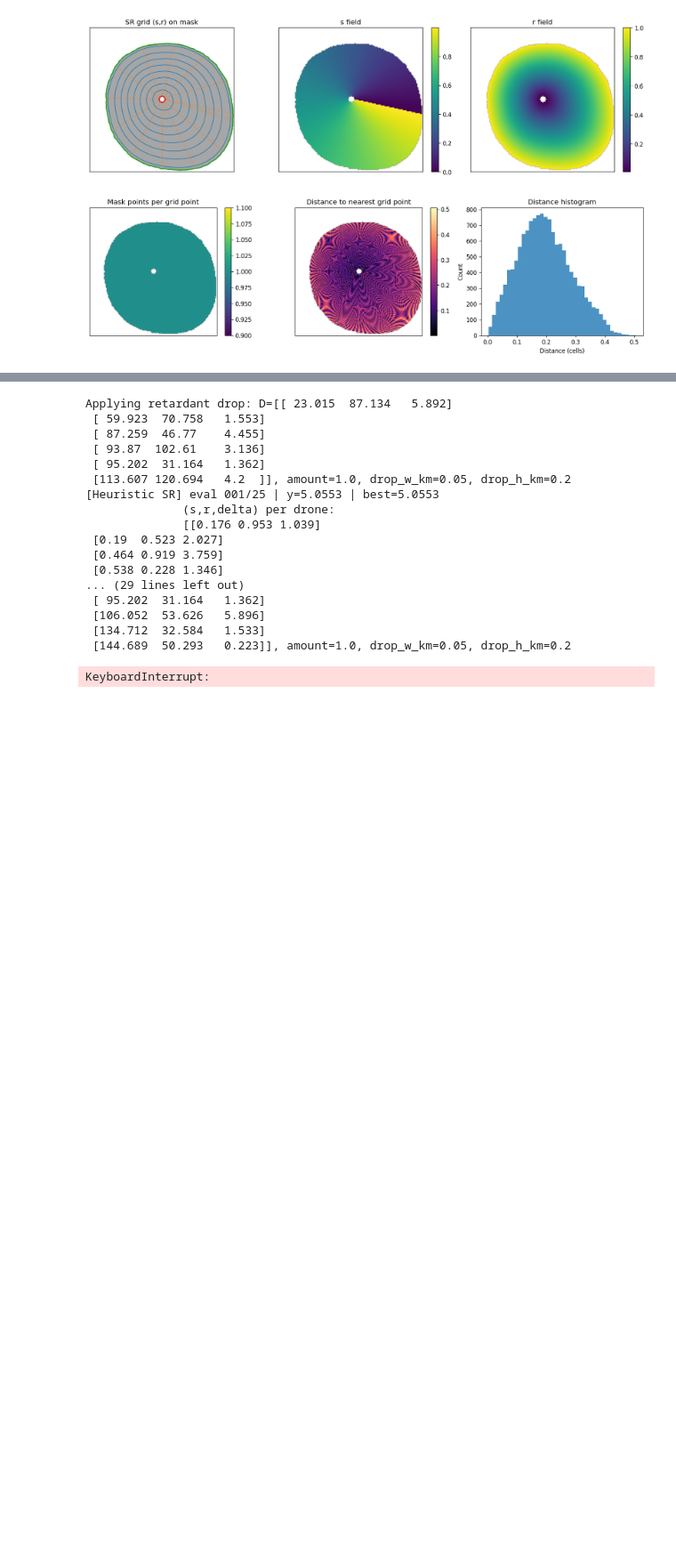
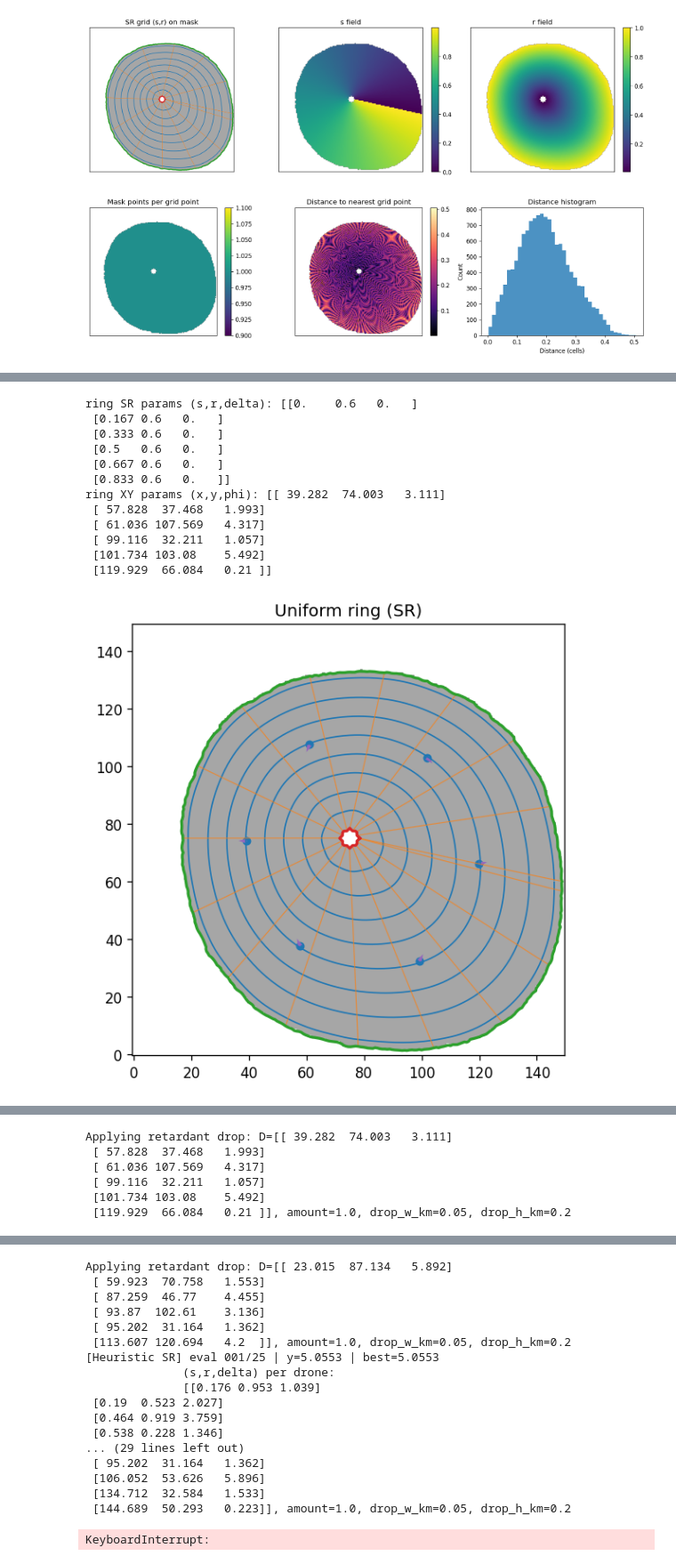
Before and after one commit to joshgreenwa/PyroFinsler, a Jupyter notebook: end_to_end_polar_BO_small.ipynb, the cells around one changed output, grey strips where cells are left out. Shown at 89% size. Drawn from its saved outputs; the diff is of its cells as text; code cells hidden in the pictures; blank space fills up the shorter version.

```diff
--- a/end_to_end_polar_BO_small.ipynb
+++ b/end_to_end_polar_BO_small.ipynb
@@ -87,8 +87,8 @@ def plot_sr_points(bo, sr_params, title, step_s=16, step_r=8):
     points = []
     dirs = []
     for s, r, delta in sr_params:
-        xy, phi_s = bo._sr_lookup(float(s), float(r))
-        phi_long = phi_s + float(delta)
+        xy, phi_base = bo._sr_lookup(float(s), float(r))
+        phi_long = phi_base + float(delta) + 0.5 * np.pi
         points.append(xy)
         dirs.append(phi_long)
 
@@ -357,0 +549,32 @@ Config: outer_compact
+# %%
+# Uniform ring heuristic: evenly spaced s at fixed r with delta=0.
+
+ring_theta = bo.sample_uniform_ring_theta(
+    n=1,
+    r_value=0.6,
+    phase=0.0,
+)
+
+ring_params_sr = bo.decode_theta_sr(ring_theta)
+ring_params_xy = bo.decode_theta(ring_theta)
+
+print("ring SR params (s,r,delta):", ring_params_sr)
+print("ring XY params (x,y,phi):", ring_params_xy)
+
+plot_sr_points(bo, ring_params_sr, "Uniform ring (SR)")
+plot_drop_overlay(bo.search_domain_mask, ring_params_xy, "Uniform ring (XY)")
+render_retardant(model, ring_params_xy, "Uniform ring retardant overlay")
+# %% [output]
+ring SR params (s,r,delta): [[0.    0.6   0.   ]
+ [0.167 0.6   0.   ]
+ [0.333 0.6   0.   ]
+ [0.5   0.6   0.   ]
+ [0.667 0.6   0.   ]
+ [0.833 0.6   0.   ]]
+ring XY params (x,y,phi): [[ 39.282  74.003   3.111]
+ [ 57.828  37.468   1.993]
+ [ 61.036 107.569   4.317]
+ [ 99.116  32.211   1.057]
+ [101.734 103.08    5.492]
+ [119.929  66.084   0.21 ]]
+[figure, added]
@@ -357,0 +582,6 @@ Config: outer_compact
+Applying retardant drop: D=[[ 39.282  74.003   3.111]
+ [ 57.828  37.468   1.993]
+ [ 61.036 107.569   4.317]
+ [ 99.116  32.211   1.057]
+ [101.734 103.08    5.492]
+ [119.929  66.084   0.21 ]], amount=1.0, drop_w_km=0.05, drop_h_km=0.2
```
Also changed, not shown: parts of 9 cells of this notebook, 3 other files.
